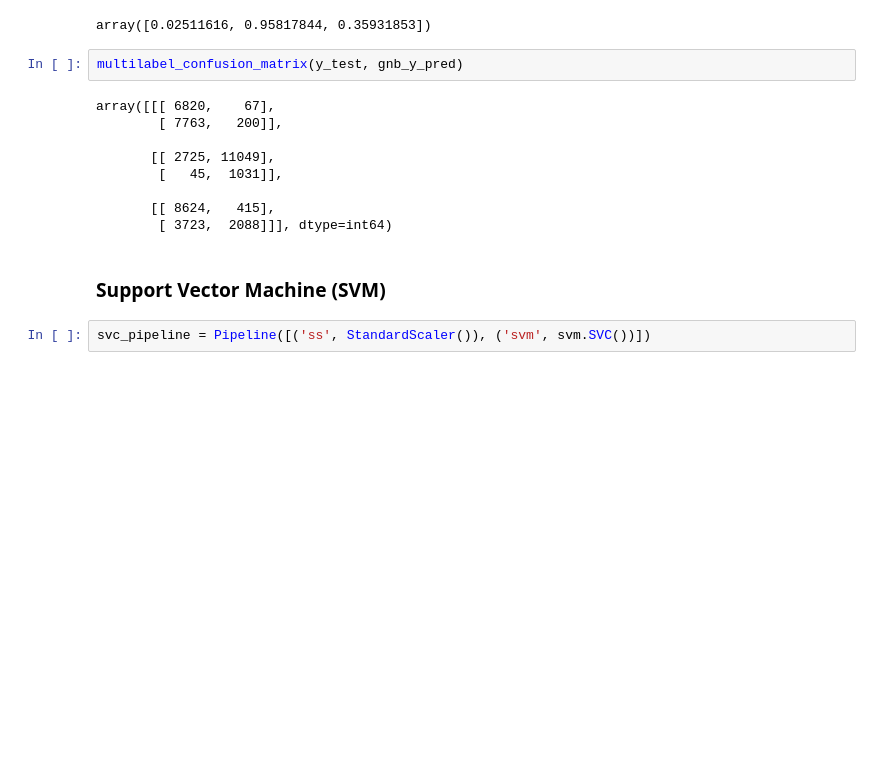
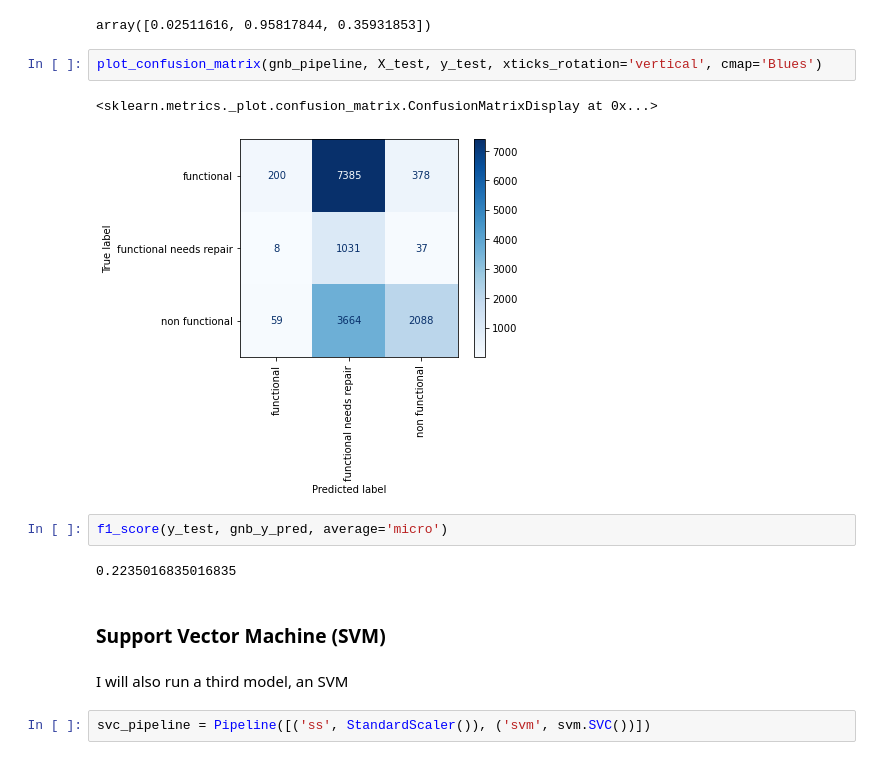
Before and after one commit to nancyho83/Tanzania_Water_Well_Analysis, a Jupyter notebook: tanzania-well-analysis.ipynb, the cells around one changed output. Cells and saved outputs as stored; diff of their text form; blank space fills up the shorter version.

```diff
--- a/tanzania-well-analysis.ipynb
+++ b/tanzania-well-analysis.ipynb
@@ -227,19 +237,19 @@ gnb_y_pred = gnb_pipeline.predict(X_test)
 recall_score(y_test, gnb_y_pred, average=None)
 # %% [output]
 array([0.02511616, 0.95817844, 0.35931853])
+# %%
+plot_confusion_matrix(gnb_pipeline, X_test, y_test, xticks_rotation='vertical', cmap='Blues')
+# %% [output]
+<sklearn.metrics._plot.confusion_matrix.ConfusionMatrixDisplay at 0x...>
+[figure, added]
 # %%
-multilabel_confusion_matrix(y_test, gnb_y_pred)
+f1_score(y_test, gnb_y_pred, average='micro')
 # %% [output]
-array([[[ 6820,    67],
-        [ 7763,   200]],
-
-       [[ 2725, 11049],
-        [   45,  1031]],
-
-       [[ 8624,   415],
-        [ 3723,  2088]]], dtype=int64)
+0.2235016835016835
 # %% [markdown]
 ### Support Vector Machine (SVM)
+# %% [markdown]
+I will also run a third model, an SVM
 # %%
 svc_pipeline = Pipeline([('ss', StandardScaler()), ('svm', svm.SVC())])
 # %%
```
Also changed, not shown: parts of 35 cells of this notebook, 1 other file.
